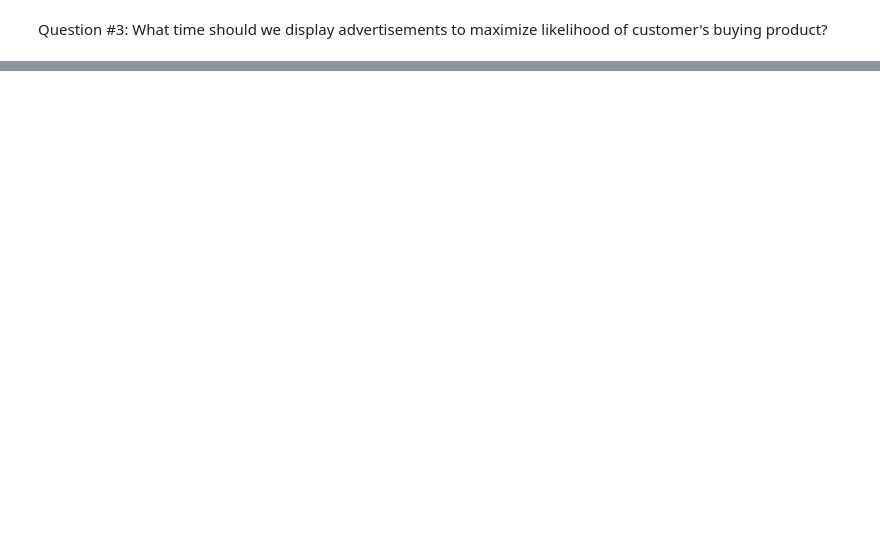
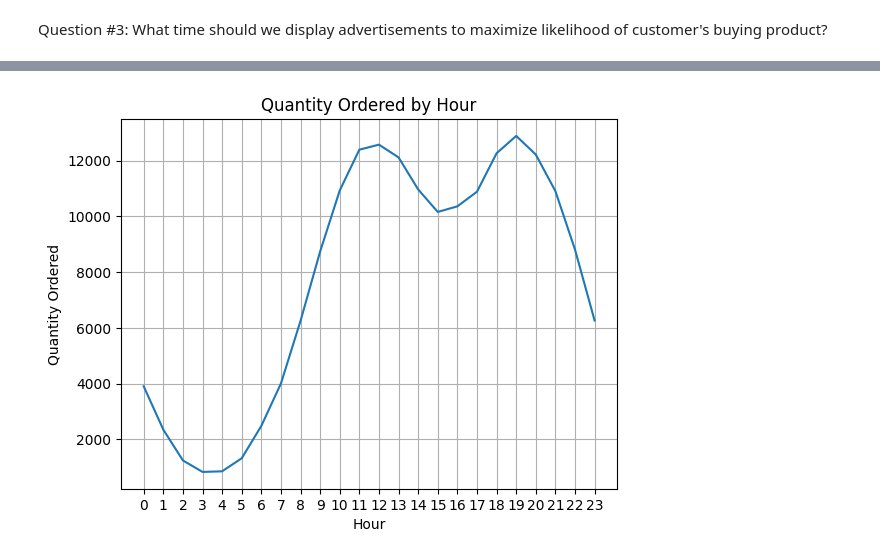
Before and after one commit to freya-colle/python_datascience_project, a Jupyter notebook: project1_sales_analysis/pro1.ipynb, the cells around one changed output, grey strips where cells are left out. Cells and saved outputs as stored; diff of their text form; code cells hidden in the pictures; blank space fills up the shorter version.

```diff
--- a/project1_sales_analysis/pro1.ipynb
+++ b/project1_sales_analysis/pro1.ipynb
@@ -165,0 +175,14 @@ Question #3: What time should we display advertisements to maximize likelihood o
+# %%
+all_data["Order Date"] = pd.to_datetime(all_data["Order Date"])
+all_data["Hour"] = all_data["Order Date"].dt.hour
+quantity_ordered_by_hour = all_data.groupby("Hour").count()["Quantity Ordered"]
+hours = range(0, 24)
+plt.plot(quantity_ordered_by_hour)
+plt.xticks(hours)
+plt.grid()
+plt.title("Quantity Ordered by Hour")
+plt.xlabel("Hour")
+plt.ylabel("Quantity Ordered")
+plt.show()
+# %% [output]
+[figure, added]
```
Also changed, not shown: parts of 9 cells of this notebook, 1 other file.
